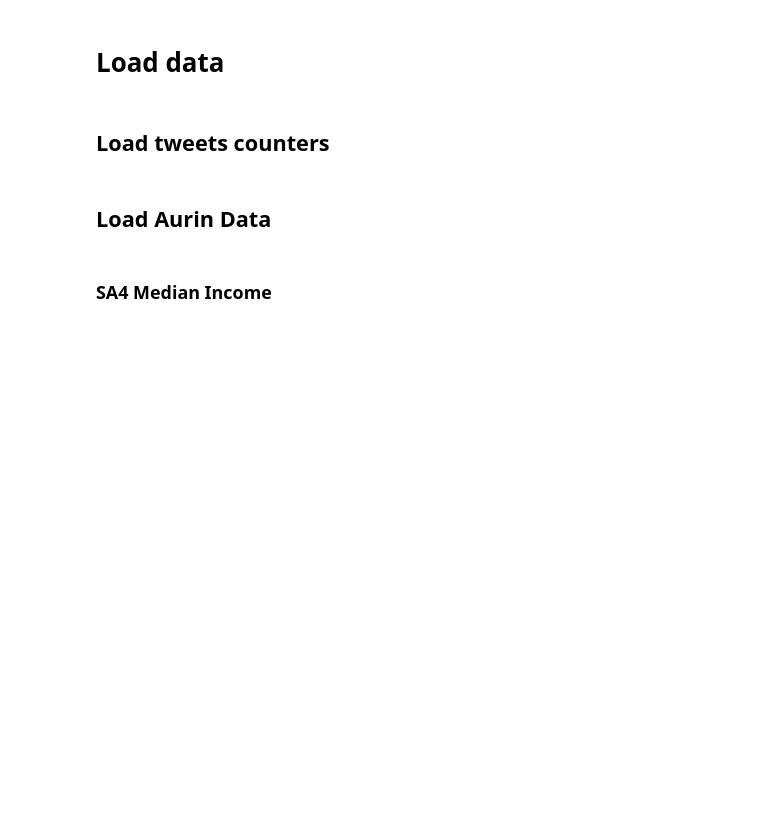
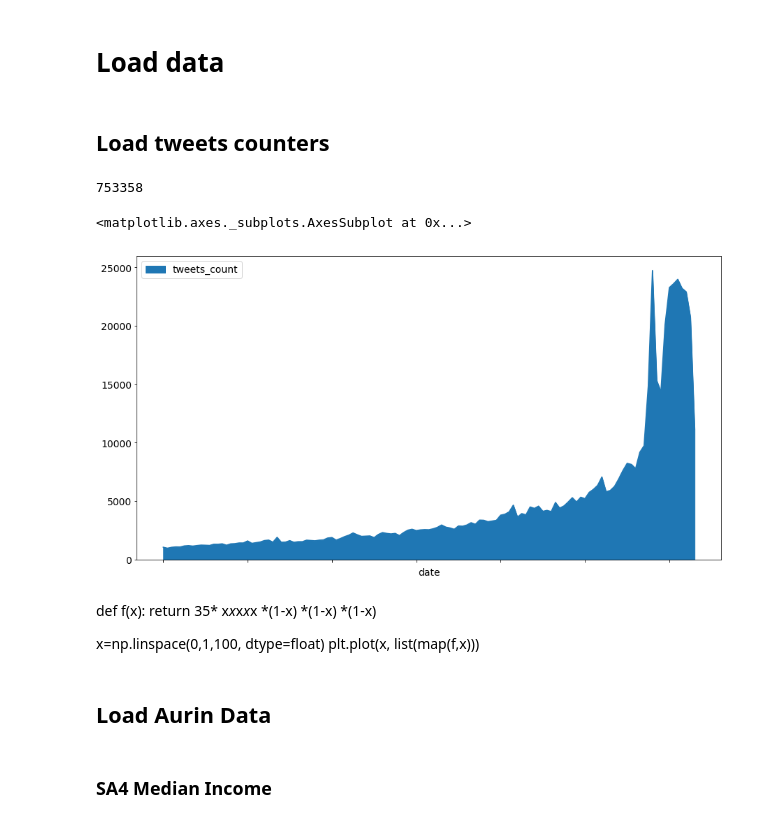
Before and after one commit to Vitaly-Yakutenko/nectar-project, a Jupyter notebook: notebooks/CouchDB_Views.ipynb, the cells around one changed output. Saved outputs shown, nothing was run; the diff lists cells and outputs as text; code cells hidden in the pictures; blank space fills up the shorter version.

```diff
--- a/notebooks/CouchDB_Views.ipynb
+++ b/notebooks/CouchDB_Views.ipynb
@@ -71,2 +65,6 @@ with view.custom_result(group=True, stale='update_after') as rslt:
     df = pd.DataFrame.from_records(rslt.all())
+# %%
+df['value'].sum()
+# %% [output]
+753358
 # %%
@@ -79 +79,14 @@ data_df.set_index(geo_sentiment_columns[:-1], inplace=True)
+# %%
+tweets_by_dates = data_df.groupby(level='date').sum()#.sum()
+# %%
+tweets_by_dates.loc['2018-01-01':].plot.area()
+# %% [output]
+<matplotlib.axes._subplots.AxesSubplot at 0x...>
+[figure, added]
+# %% [markdown]
+def f(x):
+    return 35* x*x*x*x*x *(1-x) *(1-x) *(1-x)
+
+x=np.linspace(0,1,100, dtype=float)
+plt.plot(x, list(map(f,x)))
 # %%
```
Also changed, not shown: parts of 28 cells of this notebook, 6 other files.
